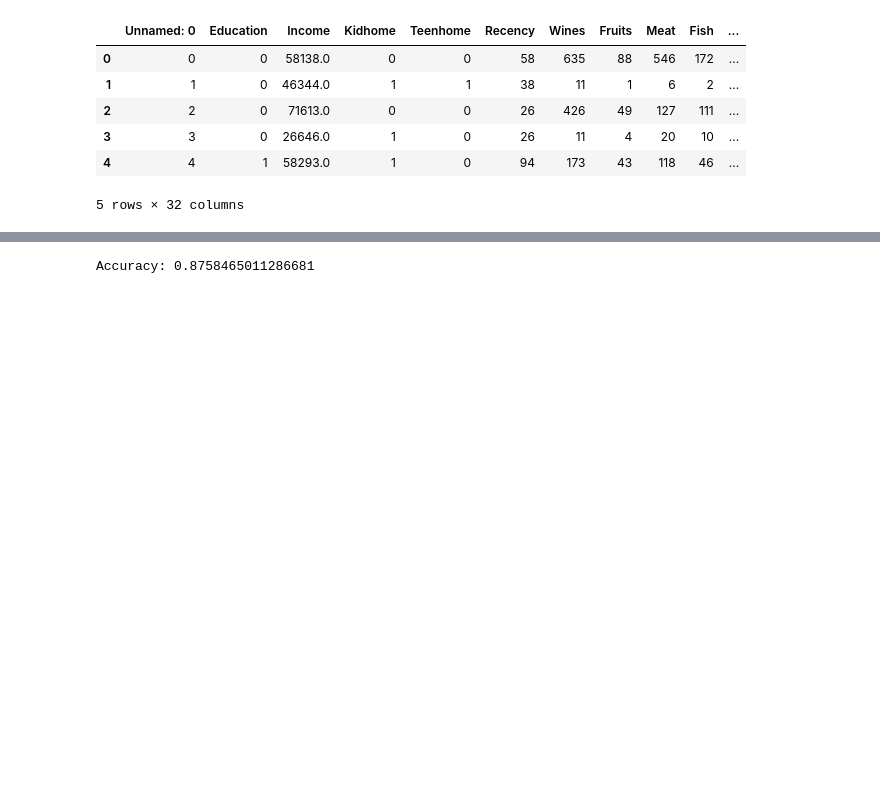
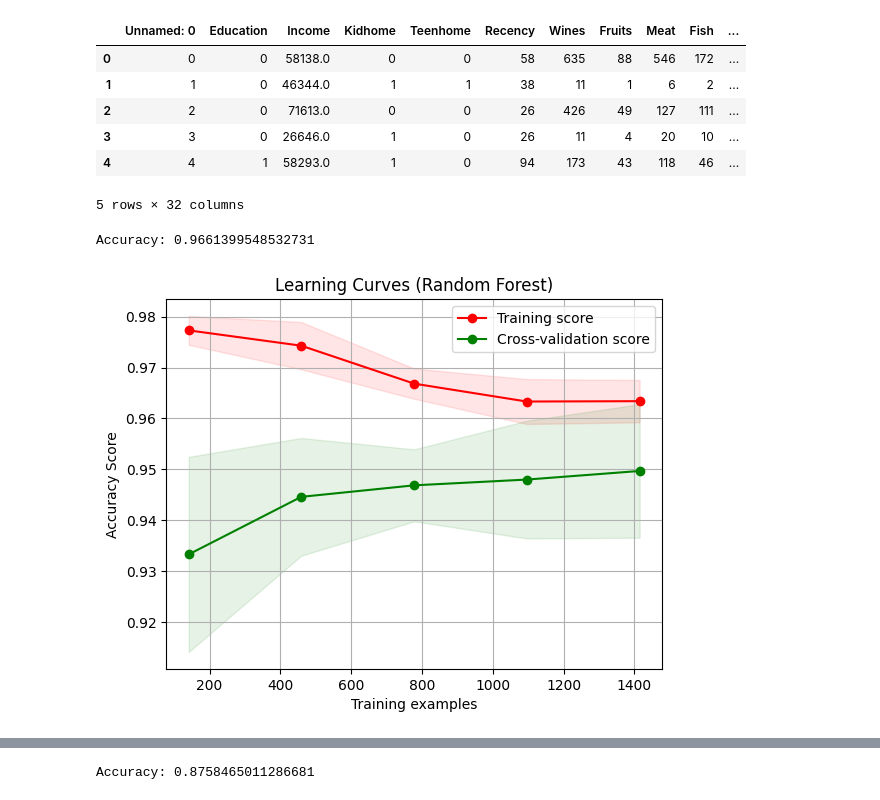
Before and after one commit to Anant0507/Customer-Segmentation, a Jupyter notebook: Classifying_Customer.ipynb, the cells around one changed output, grey strips where cells are left out. Saved outputs shown, nothing was run; the diff lists cells and outputs as text; code cells hidden in the pictures; blank space fills up the shorter version.

Commit message:
Model Tuning

```diff
--- a/Classifying_Customer.ipynb
+++ b/Classifying_Customer.ipynb
@@ -175,3 +176,8 @@ Index(['Unnamed: 0', 'Education', 'Income', 'Kidhome', 'Teenhome', 'Recency',
        'Complain', 'Response', 'Customer_Dur', 'Age', 'Spent', 'Living_Status',
        'Children_Count', 'Family_Member_Count', 'Is_Parent', 'Clusters'],
       dtype='object')
+# %%
+scaler = StandardScaler()
+std_df = df.drop(columns=["Clusters"])
+scaled_df = pd.DataFrame(scaler.fit_transform(std_df),columns = std_df.columns)
+scaled_df.head()
@@ -183,7 +197,7 @@ from sklearn.metrics import accuracy_score
 
 # Load dataset (for demonstration, using Iris dataset)
 # X, y = load_iris(return_X_y=True)
-X = df.drop(columns=["Clusters"])
+X = scaled_df
 y = df["Clusters"]
 
 # Split dataset into train and test sets
@@ -235,3 +249,9 @@ Children_Count :  True
 Family_Member_Count :  True
 Is_Parent :  True
 Accuracy: 0.9729119638826185
+# %%
+for feature, selected in zip(X.columns, selected_features):
+    if selected == False:
+        scaled_df = scaled_df.drop(columns = feature)
+
+scaled_df
@@ -250,3 +284,28 @@ df.head()
 | 3 | 3 | 0 | 26646.0 | 1 | 0 | 26 | 11 | 4 | 20 | 10 | ... |
 | 4 | 4 | 1 | 58293.0 | 1 | 0 | 94 | 173 | 43 | 118 | 46 | ... |
 5 rows × 32 columns
+# %%
+X = scaled_df[["Is_Parent","Income","Teenhome","Kidhome","Age","Family_Member_Count","Spent"]]
+y = df["Clusters"]
+
+# Split dataset into train and test sets
+X_train, X_test, y_train, y_test = train_test_split(X, y, test_size=0.2, random_state=42)
+
+
+from sklearn.ensemble import RandomForestClassifier
+from sklearn.metrics import accuracy_score
+
+# Initialize Random Forest classifier
+random_forest = RandomForestClassifier(n_estimators=50, min_samples_split=25,random_state=42)
+
+# Train the model
+random_forest.fit(X_train, y_train)
+
+# Make predictions on the test data
+y_pred = random_forest.predict(X_test)
+
+# Evaluate the model's accuracy
+accuracy = accuracy_score(y_test, y_pred)
+print("Accuracy:", accuracy)
+# %% [output]
+Accuracy: 0.9661399548532731
@@ -252,0 +316,41 @@ df.head()
+# %%
+import numpy as np
+import matplotlib.pyplot as plt
+from sklearn.model_selection import learning_curve
+
+# Define a function to plot the learning curve
+def plot_learning_curve(estimator, title, X, y, ylim=None, cv=None, n_jobs=None, train_sizes=np.linspace(.1, 1.0, 5)):
+    plt.figure()
+    plt.title(title)
+    if ylim is not None:
+        plt.ylim(*ylim)
+    plt.xlabel("Training examples")
+    plt.ylabel("Accuracy Score")
+    train_sizes, train_scores, test_scores = learning_curve(
+        estimator, X, y, cv=cv, n_jobs=n_jobs, train_sizes=train_sizes, scoring='accuracy')
+    train_scores_mean = np.mean(train_scores, axis=1)
+    train_scores_std = np.std(train_scores, axis=1)
+    test_scores_mean = np.mean(test_scores, axis=1)
+    test_scores_std = np.std(test_scores, axis=1)
+    plt.grid()
+
+    plt.fill_between(train_sizes, train_scores_mean - train_scores_std,
+                     train_scores_mean + train_scores_std, alpha=0.1,
+                     color="r")
+    plt.fill_between(train_sizes, test_scores_mean - test_scores_std,
+                     test_scores_mean + test_scores_std, alpha=0.1, color="g")
+    plt.plot(train_sizes, train_scores_mean, 'o-', color="r",
+             label="Training score")
+    plt.plot(train_sizes, test_scores_mean, 'o-', color="g",
+             label="Cross-validation score")
+
+    plt.legend(loc="best")
+    return plt
+
+# Plot learning curve
+title = "Learning Curves (Random Forest)"
+plot_learning_curve(random_forest, title, X_train, y_train, cv=5, n_jobs=-1)
+
+plt.show()
+# %% [output]
+[figure, added]
```
Also changed, not shown: parts of 5 cells of this notebook, 1 other file.
